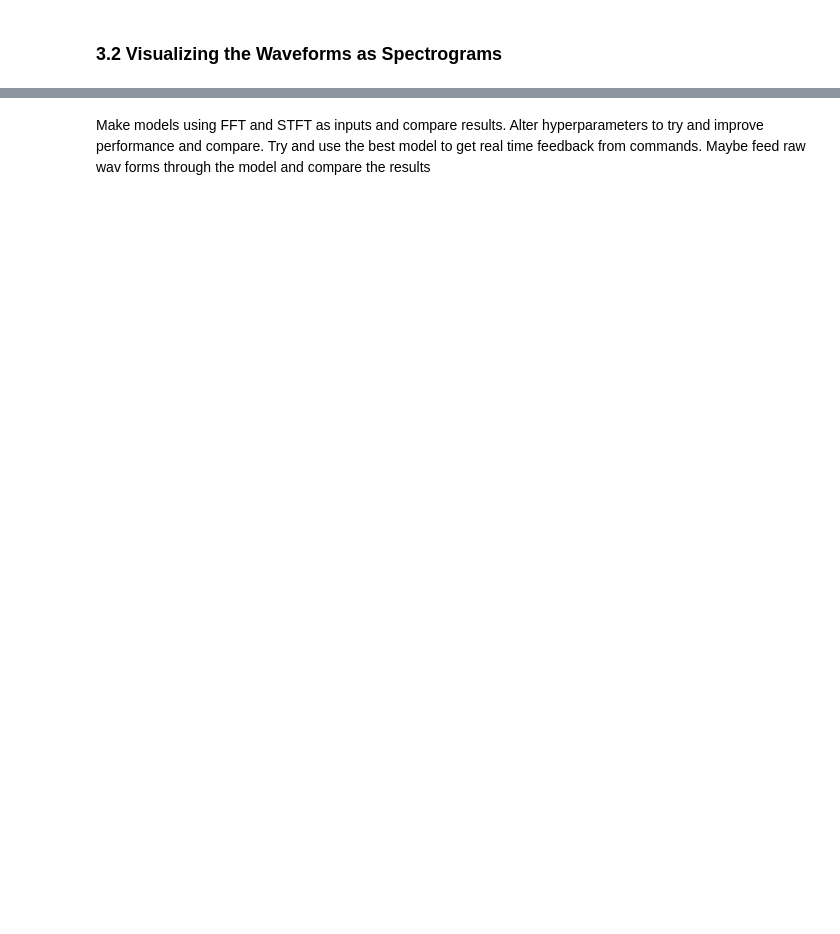
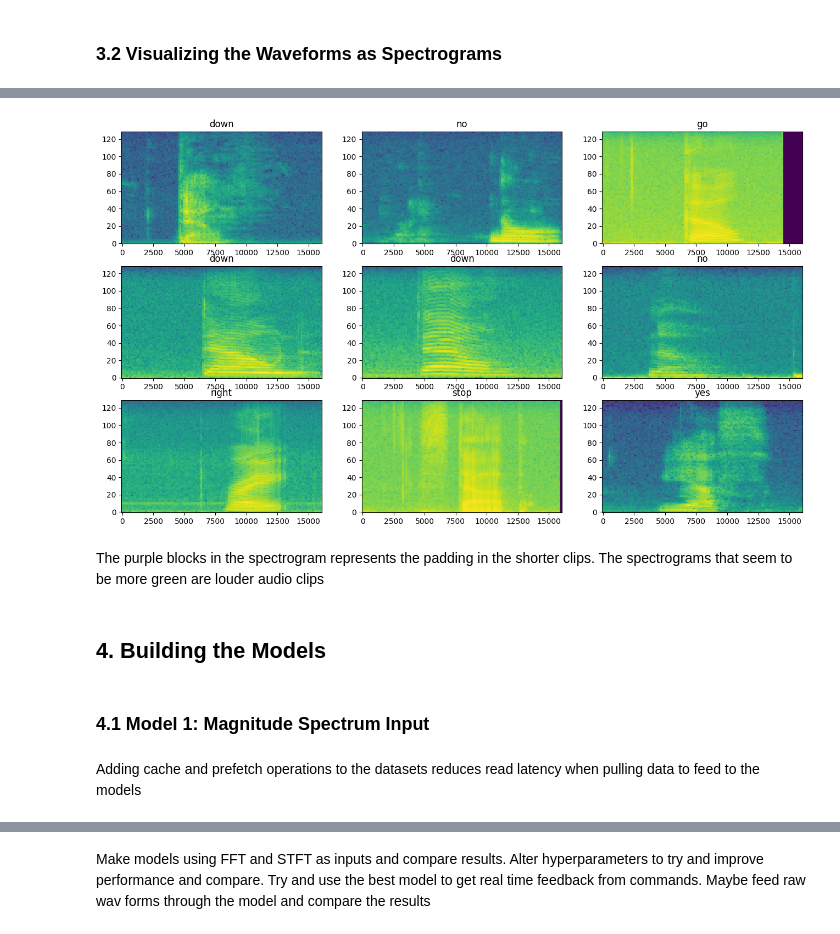
Before and after one commit to Lucas-Piccininni/628_Final_Project, a Jupyter notebook: Command_Recognition.ipynb, the cells around one changed output, grey strips where cells are left out. Saved outputs shown, nothing was run; the diff lists cells and outputs as text; code cells hidden in the pictures; blank space fills up the shorter version.

Commit message:
Update Command_Recognition.ipynb
Finished making datasets for both models and created the first model as a Dense Neural Network

```diff
--- a/Command_Recognition.ipynb
+++ b/Command_Recognition.ipynb
@@ -151 +176,5 @@ def get_spectrogram(waveform):
+# %%
+train_stft = train_ds.map(get_spectrogram, tf.data.AUTOTUNE)
+val_stft = val_ds.map(get_spectrogram, tf.data.AUTOTUNE)
+test_stft = test_ds.map(get_spectrogram, tf.data.AUTOTUNE)
 # %%
@@ -204,0 +237,28 @@ plt.show()
+# %%
+for example_spectrograms, example_spect_labels in train_stft.take(1):
+    EXAMPLE_STFT = example_spectrograms
+    pass
+
+rows = 3
+cols = 3
+n = rows*cols
+fig, axes = plt.subplots(rows, cols, figsize=(16, 9))
+
+for i in range(n):
+    r = i // cols
+    c = i % cols
+    ax = axes[r][c]
+    plot_spectrogram(example_spectrograms[i].numpy(), ax)
+    ax.set_title(label_names[example_spect_labels[i].numpy()])
+
+plt.show()
+# %% [output]
+[figure, added]
+# %% [markdown]
+The purple blocks in the spectrogram represents the padding in the shorter clips. The spectrograms that seem to be more green are louder audio clips
+# %% [markdown]
+## 4. Building the Models
+# %% [markdown]
+### 4.1 Model 1: Magnitude Spectrum Input
+# %% [markdown]
+Adding cache and prefetch operations to the datasets reduces read latency when pulling data to feed to the models
```
Also changed, not shown: parts of 17 cells of this notebook.
